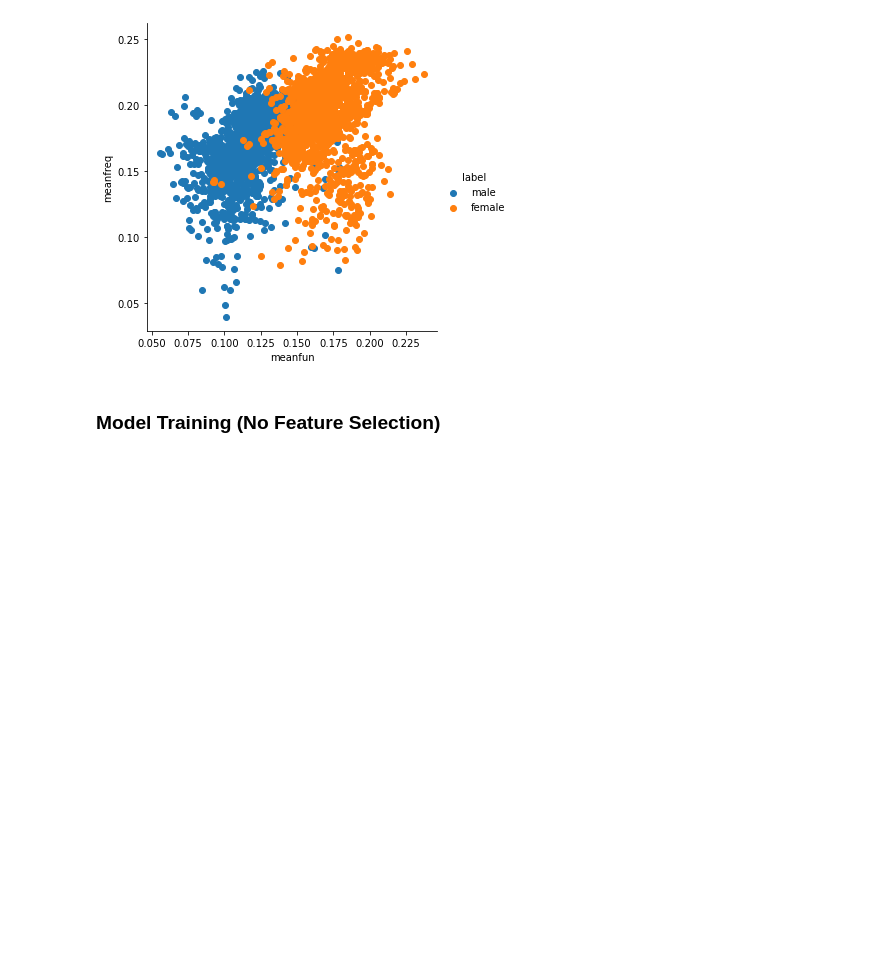
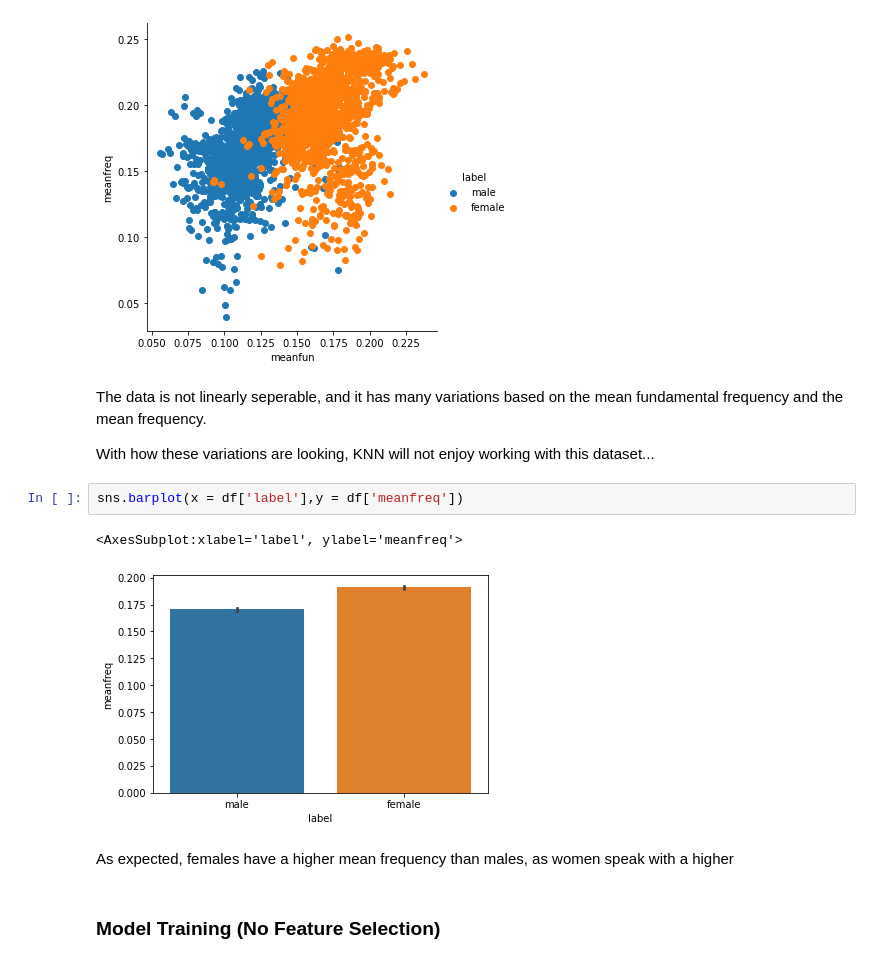
Before and after one commit to Popusa/gender-voice-classification, a Jupyter notebook: gender-voice-classification.ipynb, the cells around one changed output. Saved outputs shown, nothing was run; the diff lists cells and outputs as text; blank space fills up the shorter version.

```diff
--- a/gender-voice-classification.ipynb
+++ b/gender-voice-classification.ipynb
@@ -254,6 +256,17 @@ sns.FacetGrid(df, hue="label", size=5).map(plt.scatter, "meanfun", "meanfreq").a
 # %% [output]
 <seaborn.axisgrid.FacetGrid at 0x...>
 [figure]
+# %% [markdown]
+The data is not linearly seperable, and it has many variations based on the mean fundamental frequency and the mean frequency.
+
+With how these variations are looking, KNN will not enjoy working with this dataset...
+# %%
+sns.barplot(x = df['label'],y = df['meanfreq'])
+# %% [output]
+<AxesSubplot:xlabel='label', ylabel='meanfreq'>
+[figure, added]
+# %% [markdown]
+As expected, females have a higher mean frequency than males, as women speak with a higher
 # %% [markdown]
 ### Model Training (No Feature Selection)
 # %% [markdown]
```
Also changed, not shown: parts of 9 cells of this notebook.
